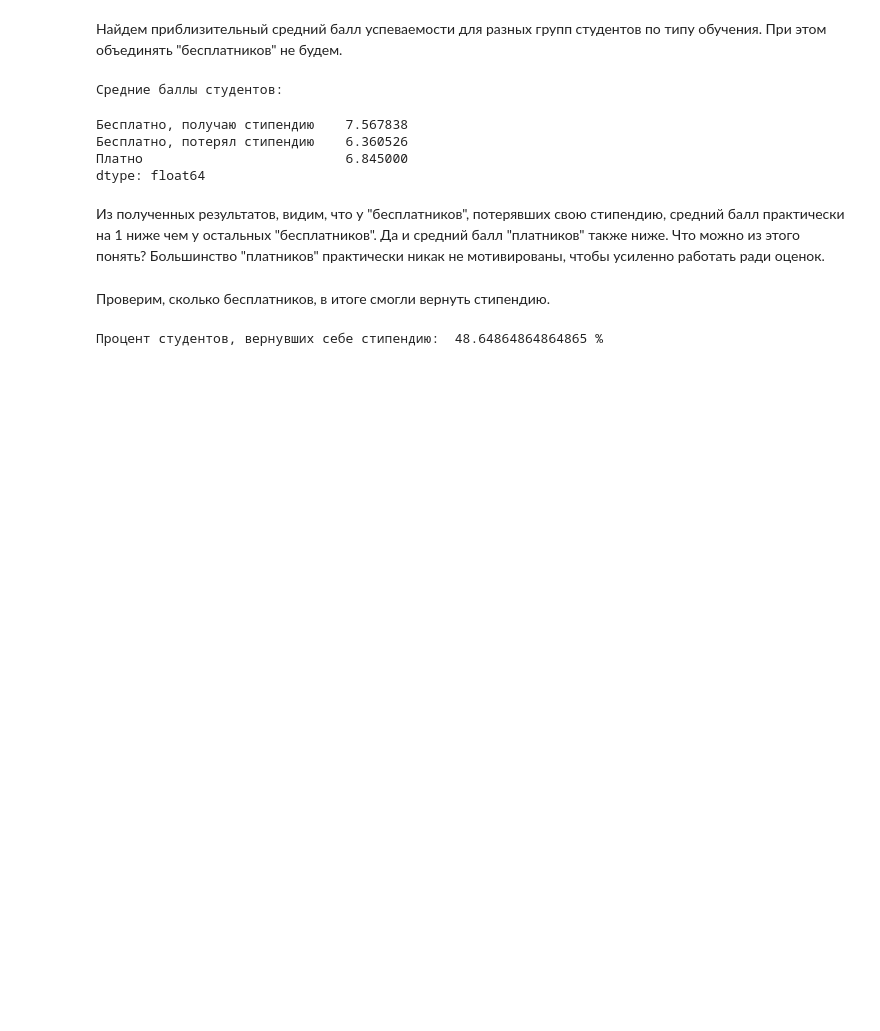
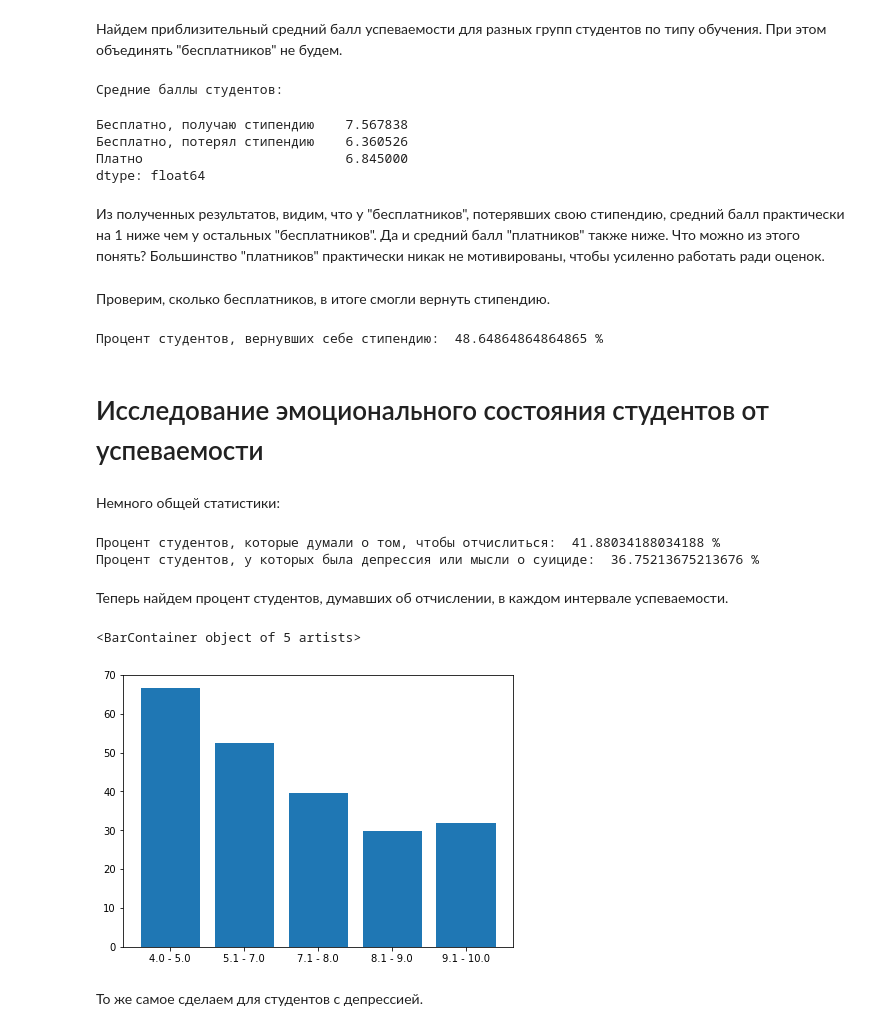
Before and after one commit to sherri-ice/DataAnalyseProject, a Jupyter notebook: vkiad_project.ipynb, the cells around one changed output. Cells and saved outputs as stored; diff of their text form; code cells hidden in the pictures; blank space fills up the shorter version.

```diff
--- a/vkiad_project.ipynb
+++ b/vkiad_project.ipynb
@@ -305,3 +305,36 @@ less_than_five, more_than_five = statistic.loc[['1-5 пересдач', 'Бол
 print('Процент студентов, вернувших себе стипендию: ', (less_than_five + more_than_five) / (total - num_who_pays) * 100, '%')
 # %% [output]
 Процент студентов, вернувших себе стипендию:  48.64864864864865 %
+# %% [markdown]
+# Исследование эмоционального состояния студентов от успеваемости
+# %% [markdown]
+Немного общей статистики:
+# %%
+drop_out = data_frame.expulsion.value_counts()
+print('Процент студентов, которые думали о том, чтобы отчислиться: ', drop_out.loc[True] / (drop_out.loc[True] + drop_out.loc[False]) * 100, '%')
+depression = data_frame.depression.value_counts()
+print('Процент студентов, у которых была депрессия или мысли о суициде: ', depression.loc[True] / (depression.loc[True] + depression.loc[False]) * 100, '%')
+# %% [output]
+Процент студентов, которые думали о том, чтобы отчислиться:  41.88034188034188 %
+Процент студентов, у которых была депрессия или мысли о суициде:  36.75213675213676 %
+# %% [markdown]
+Теперь найдем процент студентов, думавших об отчислении, в каждом интервале успеваемости.
+# %%
+grades_intervals = data_frame.average_grade.unique()
+grades_intervals = np.sort(grades_intervals)
+grades_and_drop_out = {}
+df_drop_out_and_grades = data_frame.loc[:, ['average_grade', 'expulsion']].set_index('average_grade')
+for i in grades_intervals:
+  answers = df_drop_out_and_grades.loc[i].value_counts()
+  grades_and_drop_out[i] = int(answers.loc[True]) / (int(answers.loc[True]) + int(answers.loc[False])) * 100
+
+grades_and_drop_out = Series(grades_and_drop_out)
+# %%
+plt.figure(figsize=(7, 5))
+plt.xticks(np.arange(grades_intervals.size), grades_intervals)
+plt.bar(range(grades_intervals.size), grades_and_drop_out)
+# %% [output]
+<BarContainer object of 5 artists>
+[figure, added]
+# %% [markdown]
+То же самое сделаем для студентов с депрессией.
```
Also changed, not shown: parts of 7 cells of this notebook.
